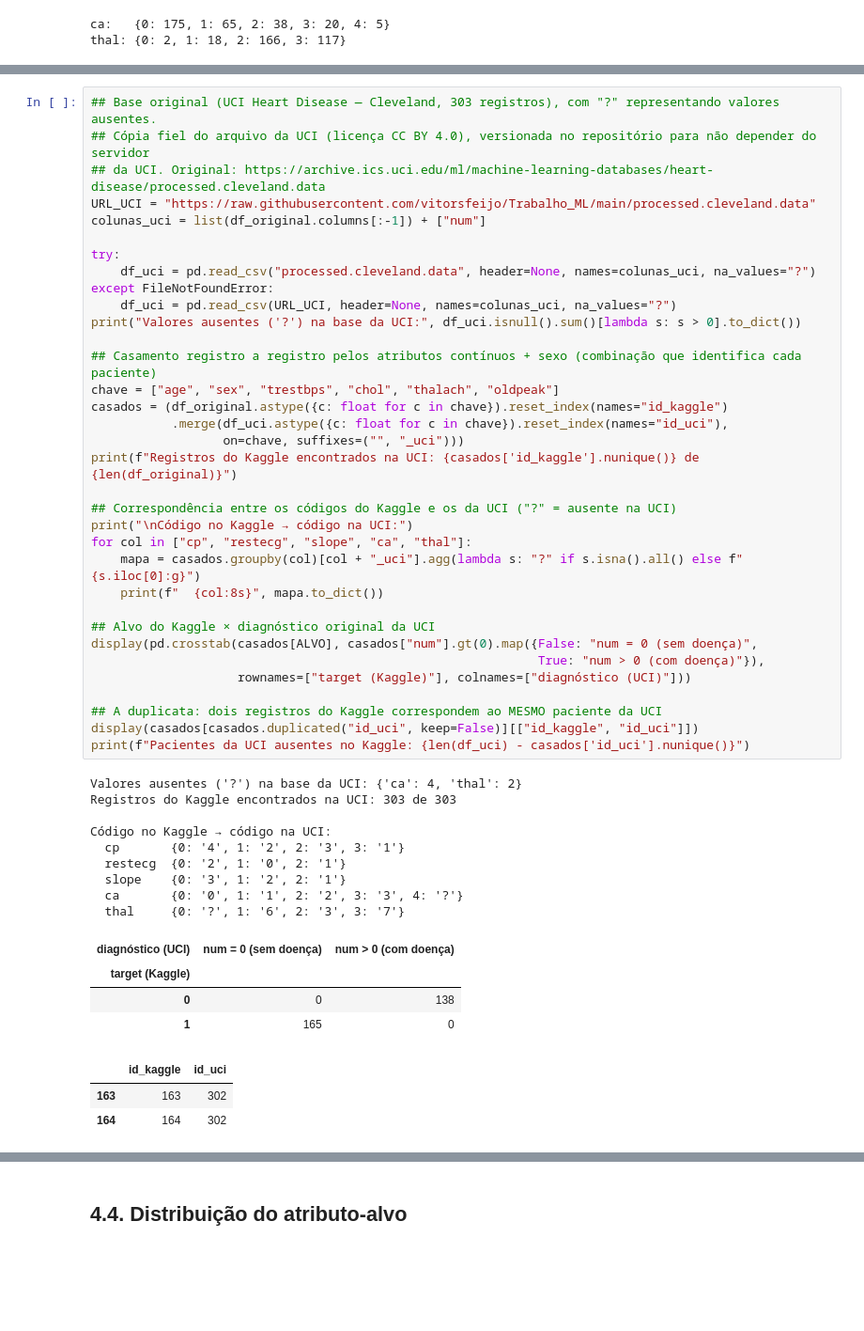
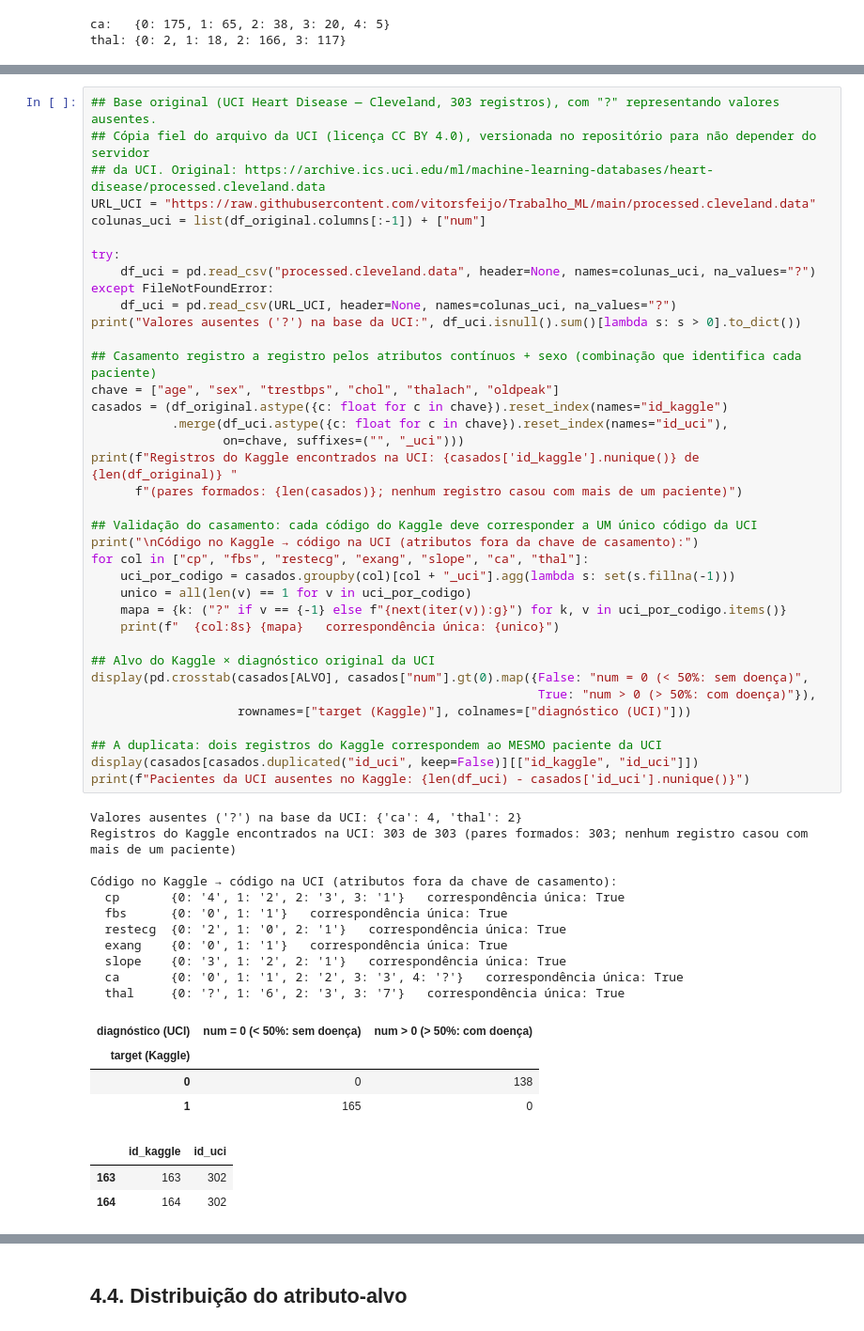
Before and after one commit to vitorsfeijo/Trabalho_ML, a Jupyter notebook: Sprint-1.ipynb, the cells around one changed output, grey strips where cells are left out. Shown at 94% size. Drawn from its saved outputs; the diff is of its cells as text; blank space fills up the shorter version.

```diff
--- a/Sprint-1.ipynb
+++ b/Sprint-1.ipynb
@@ -306,48 +318,53 @@ Os valores de `thal` **não batem com a descrição do Kaggle**: aparecem os có
 # %%
 ## Base original (UCI Heart Disease — Cleveland, 303 registros), com "?" representando valores ausentes.
 ## Cópia fiel do arquivo da UCI (licença CC BY 4.0), versionada no repositório para não depender do servidor
 ## da UCI. Original: https://archive.ics.uci.edu/ml/machine-learning-databases/heart-disease/processed.cleveland.data
 URL_UCI = "https://raw.githubusercontent.com/vitorsfeijo/Trabalho_ML/main/processed.cleveland.data"
 colunas_uci = list(df_original.columns[:-1]) + ["num"]
 
 try:
     df_uci = pd.read_csv("processed.cleveland.data", header=None, names=colunas_uci, na_values="?")
 except FileNotFoundError:
     df_uci = pd.read_csv(URL_UCI, header=None, names=colunas_uci, na_values="?")
 print("Valores ausentes ('?') na base da UCI:", df_uci.isnull().sum()[lambda s: s > 0].to_dict())
 
 ## Casamento registro a registro pelos atributos contínuos + sexo (combinação que identifica cada paciente)
 chave = ["age", "sex", "trestbps", "chol", "thalach", "oldpeak"]
 casados = (df_original.astype({c: float for c in chave}).reset_index(names="id_kaggle")
            .merge(df_uci.astype({c: float for c in chave}).reset_index(names="id_uci"),
                   on=chave, suffixes=("", "_uci")))
-print(f"Registros do Kaggle encontrados na UCI: {casados['id_kaggle'].nunique()} de {len(df_original)}")
+print(f"Registros do Kaggle encontrados na UCI: {casados['id_kaggle'].nunique()} de {len(df_original)} "
+      f"(pares formados: {len(casados)}; nenhum registro casou com mais de um paciente)")
 
-## Correspondência entre os códigos do Kaggle e os da UCI ("?" = ausente na UCI)
-print("\nCódigo no Kaggle → código na UCI:")
-for col in ["cp", "restecg", "slope", "ca", "thal"]:
-    mapa = casados.groupby(col)[col + "_uci"].agg(lambda s: "?" if s.isna().all() else f"{s.iloc[0]:g}")
-    print(f"  {col:8s}", mapa.to_dict())
+## Validação do casamento: cada código do Kaggle deve corresponder a UM único código da UCI
+print("\nCódigo no Kaggle → código na UCI (atributos fora da chave de casamento):")
+for col in ["cp", "fbs", "restecg", "exang", "slope", "ca", "thal"]:
+    uci_por_codigo = casados.groupby(col)[col + "_uci"].agg(lambda s: set(s.fillna(-1)))
+    unico = all(len(v) == 1 for v in uci_por_codigo)
+    mapa = {k: ("?" if v == {-1} else f"{next(iter(v)):g}") for k, v in uci_por_codigo.items()}
+    print(f"  {col:8s} {mapa}   correspondência única: {unico}")
 
 ## Alvo do Kaggle × diagnóstico original da UCI
-display(pd.crosstab(casados[ALVO], casados["num"].gt(0).map({False: "num = 0 (sem doença)",
-                                                             True: "num > 0 (com doença)"}),
+display(pd.crosstab(casados[ALVO], casados["num"].gt(0).map({False: "num = 0 (< 50%: sem doença)",
+                                                             True: "num > 0 (> 50%: com doença)"}),
                     rownames=["target (Kaggle)"], colnames=["diagnóstico (UCI)"]))
 
 ## A duplicata: dois registros do Kaggle correspondem ao MESMO paciente da UCI
 display(casados[casados.duplicated("id_uci", keep=False)][["id_kaggle", "id_uci"]])
 print(f"Pacientes da UCI ausentes no Kaggle: {len(df_uci) - casados['id_uci'].nunique()}")
 # %% [output]
 Valores ausentes ('?') na base da UCI: {'ca': 4, 'thal': 2}
-Registros do Kaggle encontrados na UCI: 303 de 303
+Registros do Kaggle encontrados na UCI: 303 de 303 (pares formados: 303; nenhum registro casou com mais de um paciente)
 
-Código no Kaggle → código na UCI:
-  cp       {0: '4', 1: '2', 2: '3', 3: '1'}
-  restecg  {0: '2', 1: '0', 2: '1'}
-  slope    {0: '3', 1: '2', 2: '1'}
-  ca       {0: '0', 1: '1', 2: '2', 3: '3', 4: '?'}
-  thal     {0: '?', 1: '6', 2: '3', 3: '7'}
+Código no Kaggle → código na UCI (atributos fora da chave de casamento):
+  cp       {0: '4', 1: '2', 2: '3', 3: '1'}   correspondência única: True
+  fbs      {0: '0', 1: '1'}   correspondência única: True
+  restecg  {0: '2', 1: '0', 2: '1'}   correspondência única: True
+  exang    {0: '0', 1: '1'}   correspondência única: True
+  slope    {0: '3', 1: '2', 2: '1'}   correspondência única: True
+  ca       {0: '0', 1: '1', 2: '2', 3: '3', 4: '?'}   correspondência única: True
+  thal     {0: '?', 1: '6', 2: '3', 3: '7'}   correspondência única: True
-| diagnóstico (UCI) | num = 0 (sem doença) | num > 0 (com doença) |
+| diagnóstico (UCI) | num = 0 (< 50%: sem doença) | num > 0 (> 50%: com doença) |
 | target (Kaggle) |  |  |
 | 0 | 0 | 138 |
 | 1 | 165 | 0 |
```
Also changed, not shown: parts of 101 cells of this notebook, 5 other files.
